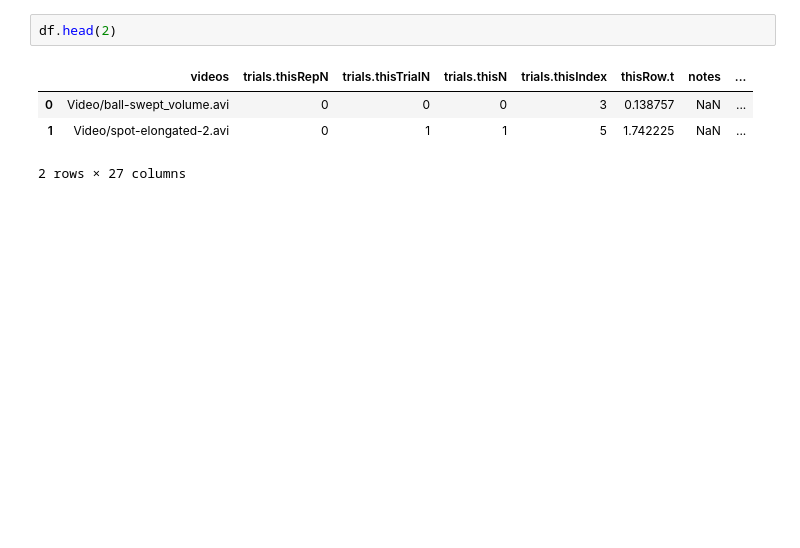
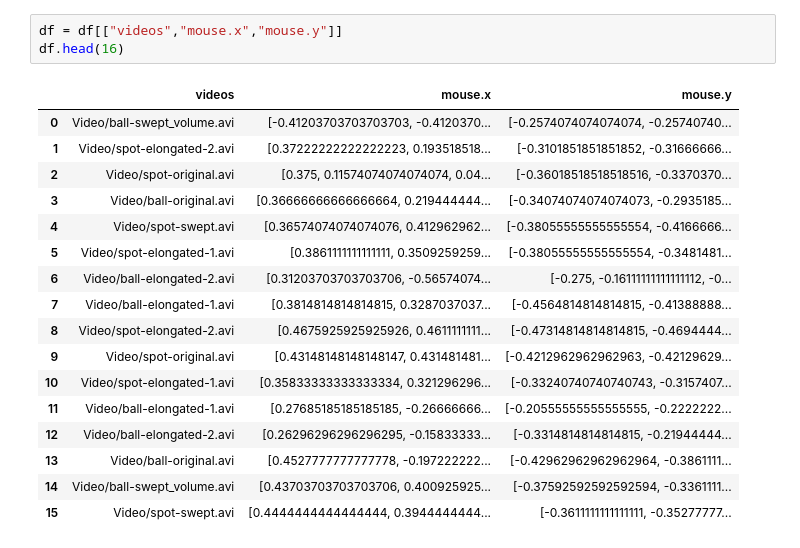
Before and after one commit to QuentinPerret/PFE-EyeTracking, a Jupyter notebook: data_analyzer.ipynb, the cells around one changed output. Saved outputs shown, nothing was run; the diff lists cells and outputs as text; blank space fills up the shorter version.

```diff
--- a/data_analyzer.ipynb
+++ b/data_analyzer.ipynb
@@ -6,8 +15,22 @@ df = pd.read_csv("data/616228_PFE_2023-10-25_16h40.24.196.csv")
-# %%
-df.head(2)
-# %% [output]
-|  | videos | trials.thisRepN | trials.thisTrialN | trials.thisN | trials.thisIndex | thisRow.t | notes | ... |
-| 0 | Video/ball-swept_volume.avi | 0 | 0 | 0 | 3 | 0.138757 | NaN | ... |
-| 1 | Video/spot-elongated-2.avi | 0 | 1 | 1 | 5 | 1.742225 | NaN | ... |
-2 rows × 27 columns
+# %%
+df = df[["videos","mouse.x","mouse.y"]]
+df.head(16)
+# %% [output]
+|  | videos | mouse.x | mouse.y |
+| 0 | Video/ball-swept_volume.avi | [-0.41203703703703703, -0.4120370... | [-0.2574074074074074, -0.25740740... |
+| 1 | Video/spot-elongated-2.avi | [0.37222222222222223, 0.193518518... | [-0.3101851851851852, -0.31666666... |
+| 2 | Video/spot-original.avi | [0.375, 0.11574074074074074, 0.04... | [-0.36018518518518516, -0.3370370... |
+| 3 | Video/ball-original.avi | [0.36666666666666664, 0.219444444... | [-0.34074074074074073, -0.2935185... |
+| 4 | Video/spot-swept.avi | [0.36574074074074076, 0.412962962... | [-0.38055555555555554, -0.4166666... |
+| 5 | Video/spot-elongated-1.avi | [0.3861111111111111, 0.3509259259... | [-0.38055555555555554, -0.3481481... |
+| 6 | Video/ball-elongated-2.avi | [0.31203703703703706, -0.56574074... | [-0.275, -0.16111111111111112, -0... |
+| 7 | Video/ball-elongated-1.avi | [0.3814814814814815, 0.3287037037... | [-0.4564814814814815, -0.41388888... |
+| 8 | Video/spot-elongated-2.avi | [0.4675925925925926, 0.4611111111... | [-0.47314814814814815, -0.4694444... |
+| 9 | Video/spot-original.avi | [0.43148148148148147, 0.431481481... | [-0.4212962962962963, -0.42129629... |
+| 10 | Video/spot-elongated-1.avi | [0.35833333333333334, 0.321296296... | [-0.33240740740740743, -0.3157407... |
+| 11 | Video/ball-elongated-1.avi | [0.27685185185185185, -0.26666666... | [-0.20555555555555555, -0.2222222... |
+| 12 | Video/ball-elongated-2.avi | [0.26296296296296295, -0.15833333... | [-0.3314814814814815, -0.21944444... |
+| 13 | Video/ball-original.avi | [0.4527777777777778, -0.197222222... | [-0.42962962962962964, -0.3861111... |
+| 14 | Video/ball-swept_volume.avi | [0.43703703703703706, 0.400925925... | [-0.37592592592592594, -0.3361111... |
+| 15 | Video/spot-swept.avi | [0.4444444444444444, 0.3944444444... | [-0.3611111111111111, -0.35277777... |
 # %%
```
Also changed, not shown: parts of 4 cells of this notebook, 3 other files.
